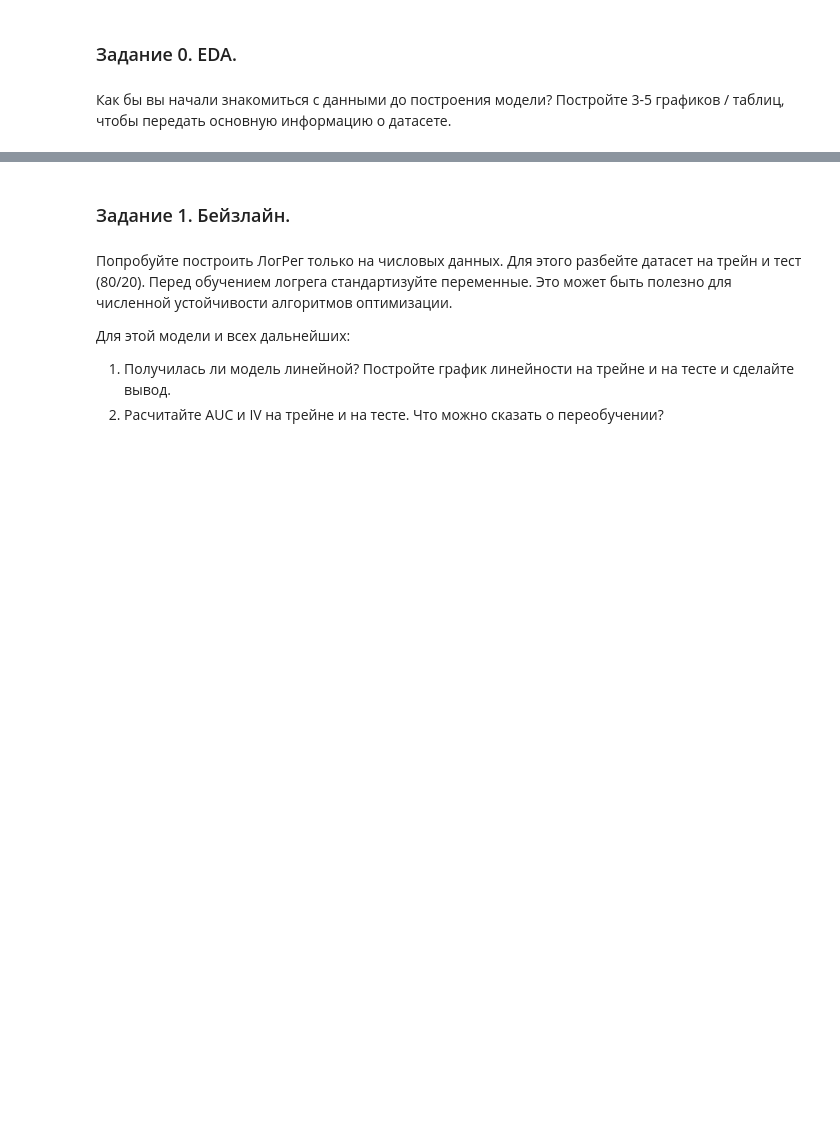
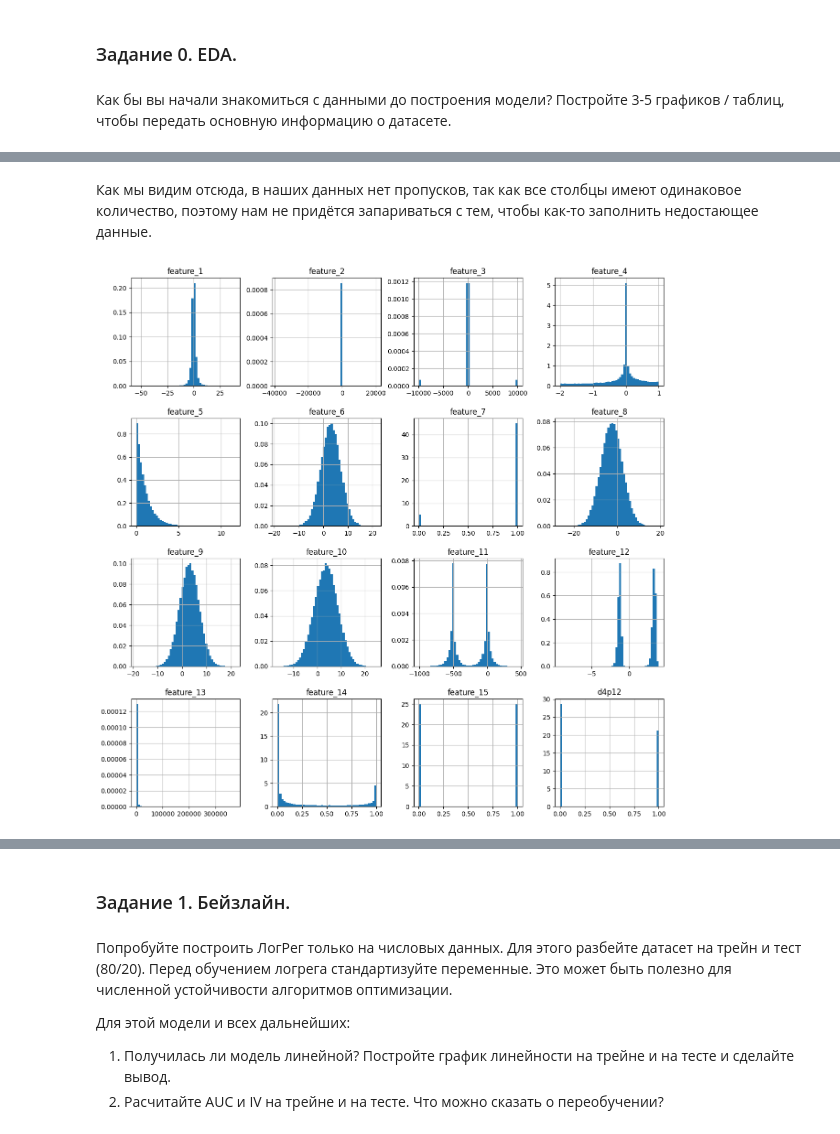
Before and after one commit to OVvvERLORD/tbank_risk_intensive, a Jupyter notebook: tbank_risk_hw3_bartia.ipynb, the cells around one changed output, grey strips where cells are left out. Cells and saved outputs as stored; diff of their text form; code cells hidden in the pictures; blank space fills up the shorter version.

```diff
--- a/tbank_risk_hw3_bartia.ipynb
+++ b/tbank_risk_hw3_bartia.ipynb
@@ -590,0 +600,2 @@ df.columns
+# %%
+df['feature_15'] = df['feature_15'].map({"A" : 0, "B" : 1})
@@ -590,0 +614,9 @@ df.columns
+# %% [markdown]
+Как мы видим отсюда, в наших данных нет пропусков, так как все столбцы имеют одинаковое количество, поэтому нам не придётся запариваться с тем, чтобы как-то заполнить недостающее данные.
+# %%
+import matplotlib.pyplot as plt
+
+df.hist(figsize=(15, 15), bins = 50, density = True)
+plt.show()
+# %% [output]
+[figure, added]
```
Also changed, not shown: parts of 8 cells of this notebook.
